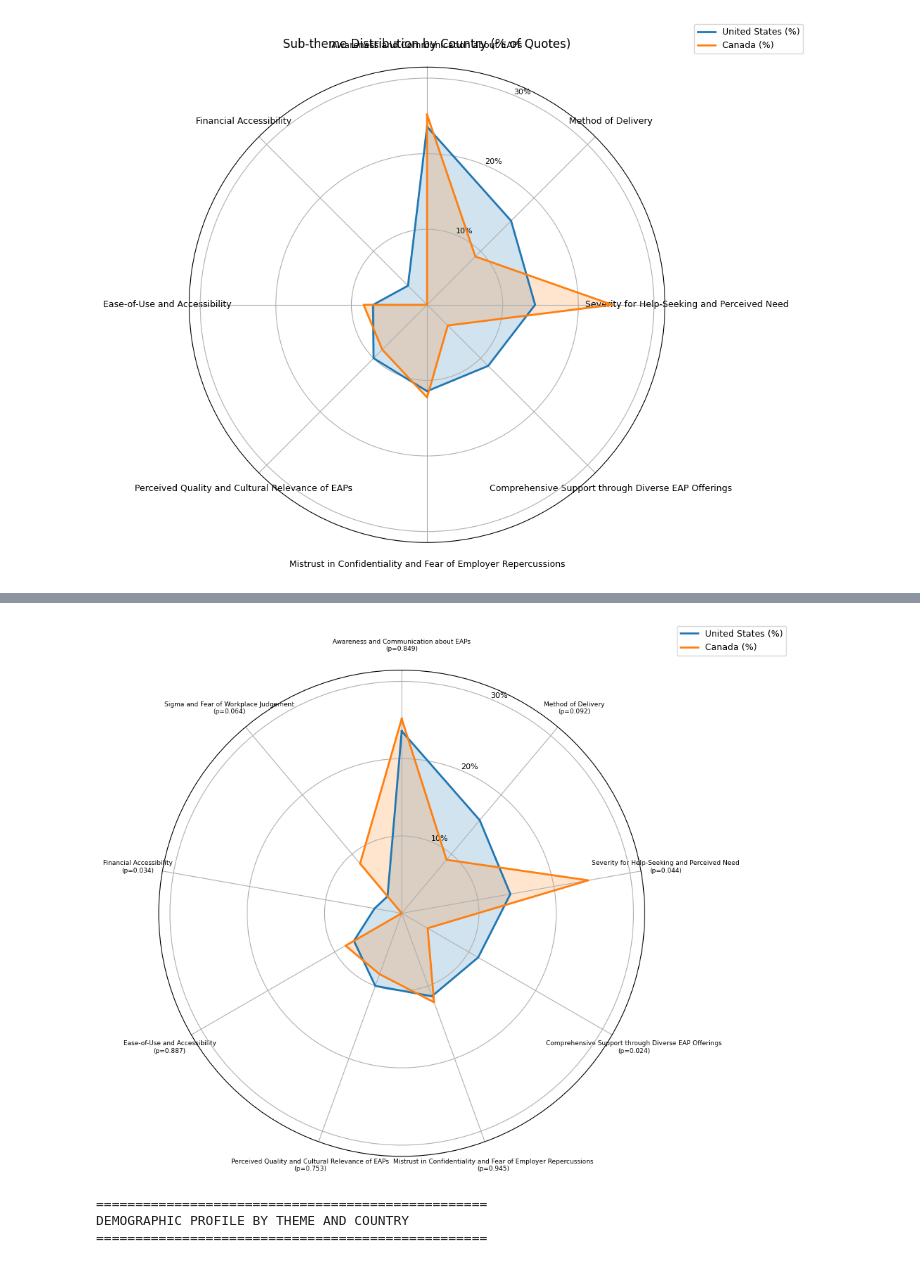
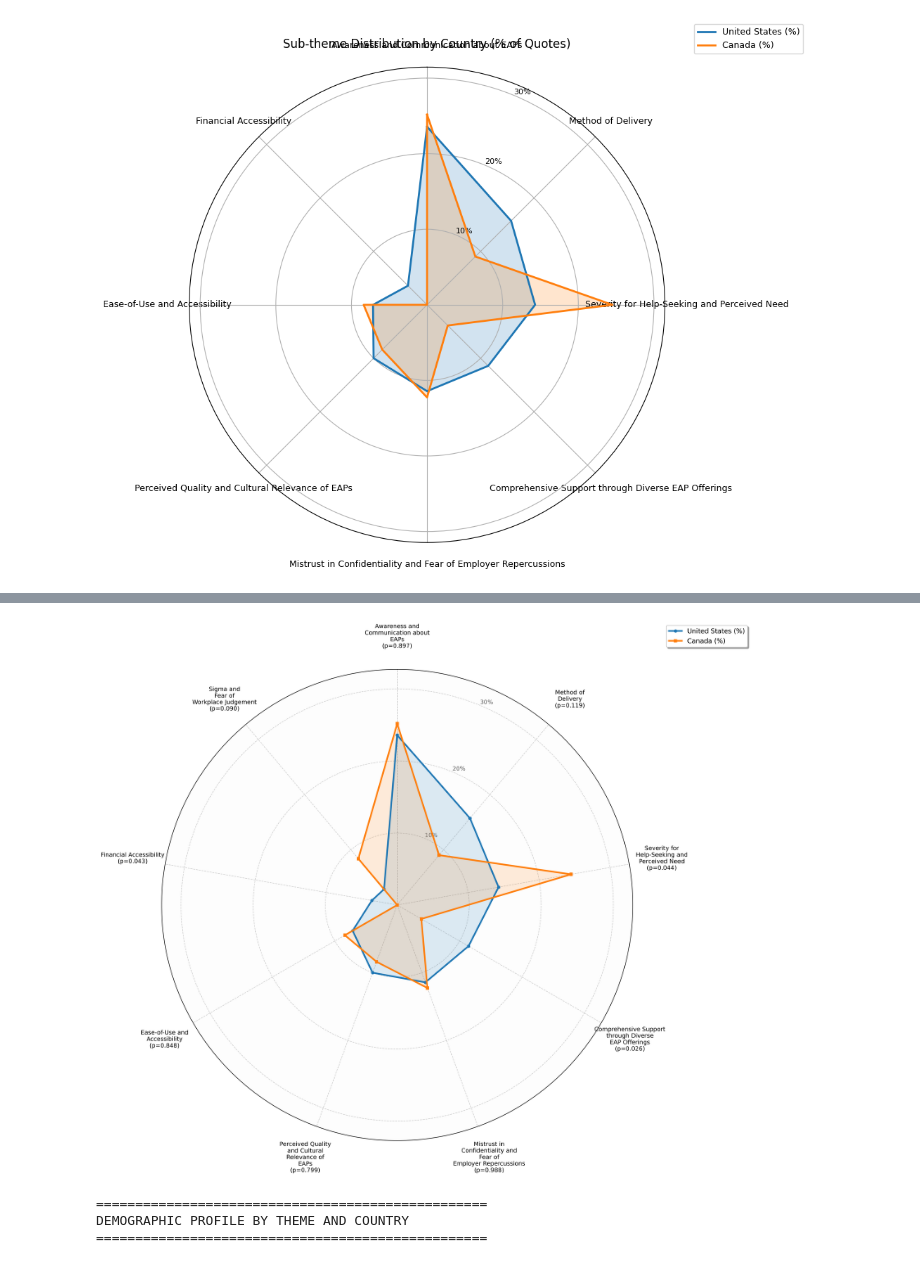
Before and after one commit to javmencia/ReSTORELab, a Jupyter notebook: FinalEAPBert.ipynb, the cells around one changed output, grey strips where cells are left out. Drawn from its saved outputs; the diff is of its cells as text; code cells hidden in the pictures.

```diff
--- a/FinalEAPBert.ipynb
+++ b/FinalEAPBert.ipynb
@@ -277,28 +277,31 @@ plt.show()
 [figure]
 # %%
 import numpy as np
+import pandas as pd
 import matplotlib.pyplot as plt
 from math import pi
 from scipy.stats import permutation_test
 import random
-random.seed(365)
-# Calculate proportions
-total_us = len(df[df['Country'] == 'United States'])
-total_ca = len(df[df['Country'] == 'Canada'])
+import textwrap
+
+# Set seed for reproducibility
+random.seed(165)
+
+# --- 1. DATA PREPARATION ---
 
 # Get top N sub-themes (by proportion)
 top_n = 10
 us_prop = df[df['Country'] == 'United States']['Sub-theme'].value_counts(normalize=True).mul(100).head(top_n)
 ca_prop = df[df['Country'] == 'Canada']['Sub-theme'].value_counts(normalize=True).mul(100).head(top_n)
 
-# --- REORDERING ---
+# Reorder categories based on US proportions
 categories = us_prop.sort_values(ascending=False).index.tolist()
 
 # Prepare values (fill missing with 0)
 values_us = [us_prop.get(sub, 0) for sub in categories]
 values_ca = [ca_prop.get(sub, 0) for sub in categories]
 
-# Function to perform permutation test for a given sub-theme
+# Function to perform permutation test for significance
 def get_pvalue(subtheme):
     us_quotes = (df[df['Country'] == 'United States']['Sub-theme'] == subtheme).astype(int)
     ca_quotes = (df[df['Country'] == 'Canada']['Sub-theme'] == subtheme).astype(int)
@@ -306,48 +309,71 @@ def get_pvalue(subtheme):
     def statistic(x, y):
         return np.mean(x) - np.mean(y)
 
-    res = permutation_test((us_quotes, ca_quotes), statistic, n_resamples=1000)
+    res = permutation_test((us_quotes, ca_quotes), statistic, n_resamples=2000, random_state=42)
     return res.pvalue
 
-# Calculate p-values for each sub-theme
+# Calculate p-values
 pvalues = [get_pvalue(sub) for sub in categories]
 
-# Close the loop for plotting
-values_us += values_us[:1]
-values_ca += values_ca[:1]
+# --- 2. TEXT WRAPPING LOGIC ---
+def wrap_labels(text, width_in_words=2):
+    """Wraps text so there are only N words per line."""
+    words = text.split()
+    return '\n'.join([' '.join(words[i:i+width_in_words]) for i in range(0, len(words), width_in_words)])
+
+# --- 3. RADAR CHART PLOTTING ---
+
+# Close the loop for the radar chart
+plot_values_us = values_us + [values_us[0]]
+plot_values_ca = values_ca + [values_ca[0]]
 
 # Calculate angles
 N = len(categories)
 angles = [n / float(N) * 2 * pi for n in range(N)]
 angles += angles[:1]
 
-# Create plot
-plt.figure(figsize=(12, 8))
+# Visual Styling
+plt.rcParams.update({'font.size': 10, 'font.family': 'sans-serif'})
+fig = plt.figure(figsize=(14, 12), dpi=300)
 ax = plt.subplot(111, polar=True)
+ax.set_facecolor('#fdfdfd')
+ax.grid(True, color='grey', linestyle='--', alpha=0.4)
 
-# Plot data
-ax.plot(angles, values_us, color='#1f77b4', linewidth=2, label='United States (%)')
-ax.fill(angles, values_us, color='#1f77b4', alpha=0.2)
-ax.plot(angles, values_ca, color='#ff7f0e', linewidth=2, label='Canada (%)')
-ax.fill(angles, values_ca, color='#ff7f0e', alpha=0.2)
+# Plot Data
+ax.plot(angles, plot_values_us, color='#1f77b4', linewidth=2.5, label='United States (%)', marker='o', markersize=4)
+ax.fill(angles, plot_values_us, color='#1f77b4', alpha=0.15)
 
-# --- FORMATTING ---
+ax.plot(angles, plot_values_ca, color='#ff7f0e', linewidth=2.5, label='Canada (%)', marker='s', markersize=4)
+ax.fill(angles, plot_values_ca, color='#ff7f0e', alpha=0.15)
+
+# Formatting
 ax.set_theta_offset(pi / 2)
 ax.set_theta_direction(-1)
 ax.set_xticks(angles[:-1])
 
-# Add p-values to labels
-labels = [f"{cat}\n(p={pval:.3f})" for cat, pval in zip(categories, pvalues)]
-ax.set_xticklabels(labels, fontsize=6.5)
-ax.tick_params(axis='x', pad=15)  # Increase pad to accommodate p-values
+# Apply 2-word wrapping and bold formatting to labels
+formatted_cats = [wrap_labels(cat) for cat in categories]
+labels = [f"{f_cat}\n(p={pval:.3f})" for f_cat, pval in zip(formatted_cats, pvalues)]
+ax.set_xticklabels(labels, fontsize=9)
+ax.tick_params(axis='x', pad=40)  # Extra padding for multi-line labels
 
 ax.set_yticks([10, 20, 30, 40])
-ax.set_yticklabels(["10%", "20%", "30%", "40%"], fontsize=8)
-ax.set_ylim(0, max(max(values_us), max(values_ca)) * 1.25)
+ax.set_yticklabels(["10%", "20%", "30%", "40%"], fontsize=9, color="#666666")
+ax.set_ylim(0, max(max(values_us), max(values_ca)) * 1.3)
 
-#ax.set_title('Sub-theme Distribution by Country with Significance Testing (% of Quotes)', pad=20, fontsize=12)
-ax.legend(loc='upper right', bbox_to_anchor=(1.3, 1.1), fontsize=9)
+ax.legend(loc='upper right', bbox_to_anchor=(1.25, 1.1), frameon=True, shadow=True)
 
 plt.tight_layout()
+
+# --- 4. ROBUST SAVE AS TIFF ---
+filename = 'subtheme_distribution_high_res.tiff'
+try:
+    # Attempt save with LZW compression
+    plt.savefig(filename, format='tiff', dpi=300, bbox_inches='tight', pil_save_kwargs={'compression': 'tiff_lzw'})
+except TypeError:
+    # Fallback for environments with strict backend requirements
+    plt.savefig(filename, format='tiff', dpi=300, bbox_inches='tight')
+
+print(f"Success: Image saved as {filename}")
 plt.show()
 # %% [output]
@@ -354,4 +381,4 @@ plt.show()
-[figure, old version]
+[figure, new version]
 # %%
 # 5. Demographic breakdown by theme and country
 print("="*50)
```
Also changed, not shown: parts of 1 cell of this notebook.
